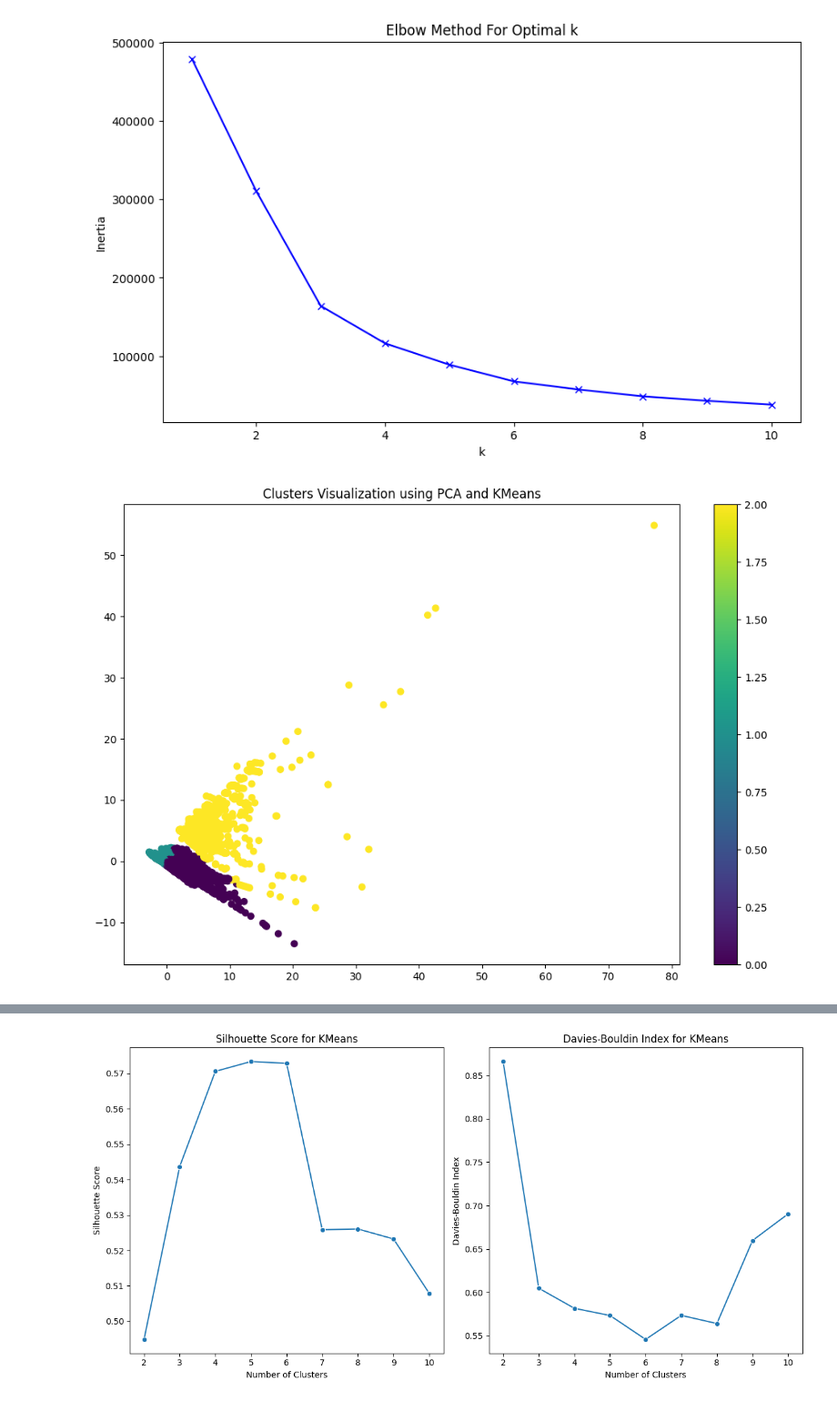
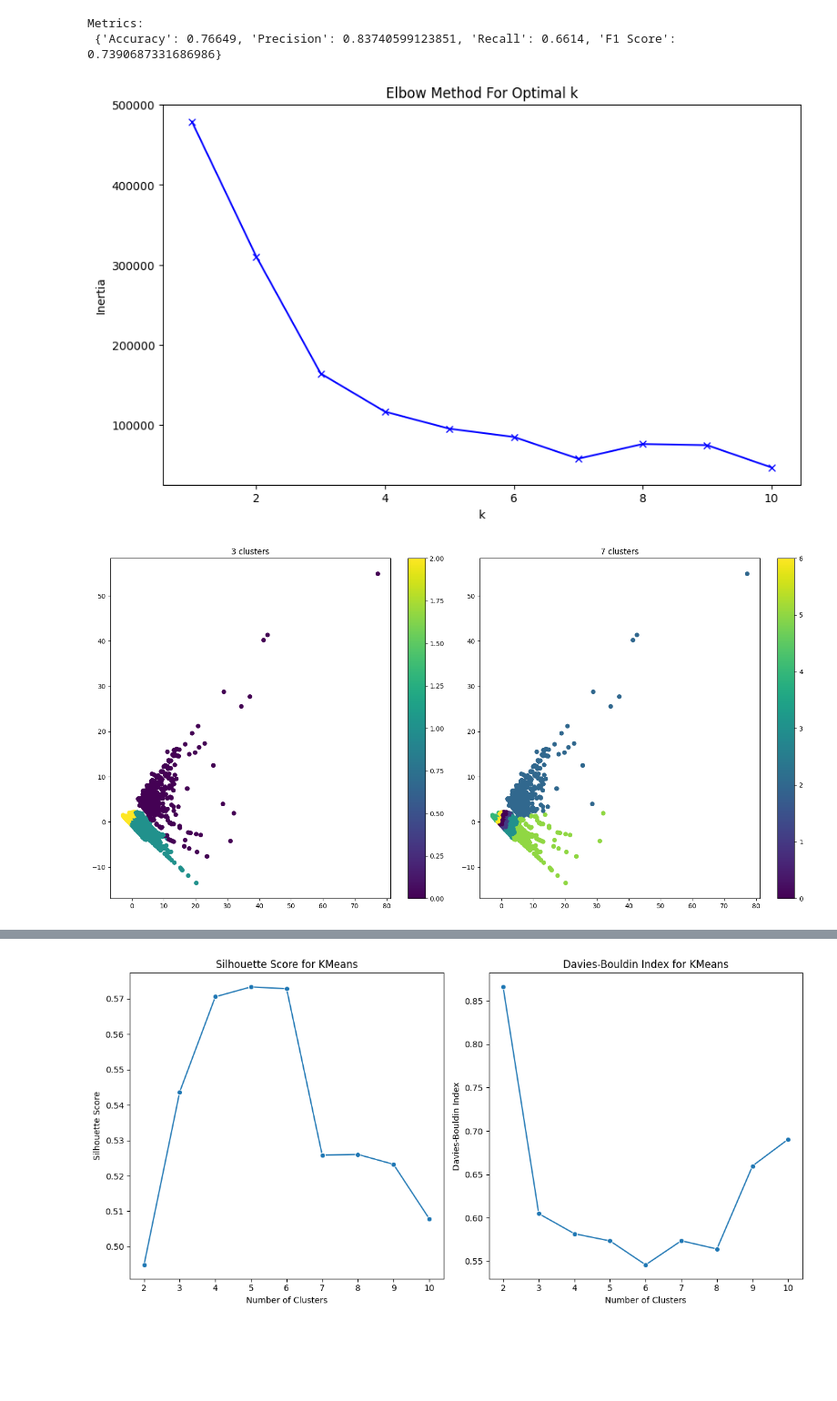
Before and after one commit to mroshan5722/Dubai_UG-6, a Jupyter notebook: notebooks/phishing/clustering_phishing.ipynb, the cells around one changed output, grey strips where cells are left out. Shown at 91% size. Drawn from its saved outputs; the diff is of its cells as text; code cells hidden in the pictures; blank space fills up the shorter version.

```diff
--- a/notebooks/phishing/clustering_phishing.ipynb
+++ b/notebooks/phishing/clustering_phishing.ipynb
@@ -36,7 +36,8 @@ balanced_df_path1 = os.path.join(folder_name, 'smaller_subset.csv')
 balanced_df1 = pd.read_csv(balanced_df_path1)
 # %%
 # Apply KMeans clustering with 2 clusters for legitimate and phishing
-kmeans = KMeans(n_clusters=2, random_state=4, n_init=10)
+# n_init=1 and init='random' according to lab
+kmeans = KMeans(n_clusters=2, n_init=1, init='random')
 kcluster_labels = kmeans.fit_predict(X_pca)
 # %%
 # Plot clusters
@@ -100,10 +121,23 @@ F1 Score: 0.7389185685226992
+# %%
+confusion_matrix = {
+    "TP": kcluster_label_counts.loc[0, 'phishing'],
+    "TN": kcluster_label_counts.loc[1, 'legitimate'],
+    "FP": kcluster_label_counts.loc[0, 'legitimate'],
+    "FN": kcluster_label_counts.loc[1, 'phishing']
+}
+
+metrics = calculate_metrics_from_confusion_matrix(confusion_matrix)
+print("Metrics:\n", metrics)
+# %% [output]
+Metrics:
+ {'Accuracy': 0.76649, 'Precision': 0.83740599123851, 'Recall': 0.6614, 'F1 Score': 0.7390687331686986}
 # %%
 # Determine optimal number of clusters using elbow method
 inertias = []
 K = range(1, 11)
 
 for k in K:
-    kmeans = KMeans(n_clusters=k, random_state=42, n_init=10)
+    kmeans = KMeans(n_clusters=k, n_init=1, init='random')
     kmeans.fit(X_pca)
     inertias.append(kmeans.inertia_)
 
@@ -115,19 +149,39 @@ plt.ylabel('Inertia')
 plt.title('Elbow Method For Optimal k')
 plt.show()
 # %% [output]
-[figure, old version]
+[figure, new version]
 # %%
-# using 3 clusters as seen from elbow method
-kmeans1 = KMeans(n_clusters=3, random_state=42, n_init=10)
-kcluster_labels1 = kmeans1.fit_predict(X_pca)
+# using 3 or 7 clusters as seen from elbow method
+kmeans3 = KMeans(n_clusters=3, n_init=1, init='random')
+kcluster_labels3 = kmeans3.fit_predict(X_pca)
+
+kmeans7 = KMeans(n_clusters=7, n_init=1, init='random')
+kcluster_labels7 = kmeans7.fit_predict(X_pca)
 # %%
-# Plot clusters
-plt.figure(figsize=(12, 8))
-scatter1 = plt.scatter(X_pca[:, 0], X_pca[:, 1], c=kcluster_labels1, cmap='viridis')
-plt.title('Clusters Visualization using PCA and KMeans')
-plt.colorbar(scatter1)
+# # Plot clusters
+# plt.figure(figsize=(12, 8))
+# scatter1 = plt.scatter(X_pca[:, 0], X_pca[:, 1], c=kcluster_labels1, cmap='viridis')
+# plt.title('Clusters Visualization using PCA and KMeans')
+# plt.colorbar(scatter1)
+# plt.show()
+
+# Create subplots
+fig, axes = plt.subplots(1, 2, figsize=(16, 8))
+
+# Plot 1: Original cluster visualization
+scatter1 = axes[0].scatter(X_pca[:, 0], X_pca[:, 1], c=kcluster_labels3, cmap='viridis')
+axes[0].set_title('3 clusters')
+fig.colorbar(scatter1, ax=axes[0])
+
+# Plot 2: Re-mapped cluster visualization
+scatter2 = axes[1].scatter(X_pca[:, 0], X_pca[:, 1], c=kcluster_labels7, cmap='viridis')
+axes[1].set_title('7 clusters')
+fig.colorbar(scatter2, ax=axes[1])
+
+# Show plots
+plt.tight_layout()
 plt.show()
 # %% [output]
-[figure, old version]
+[figure, new version]
 # %%
 # Create a DataFrame with the original labels and the kmeans cluster labels
```
Also changed, not shown: parts of 15 cells of this notebook, 2 other files.
